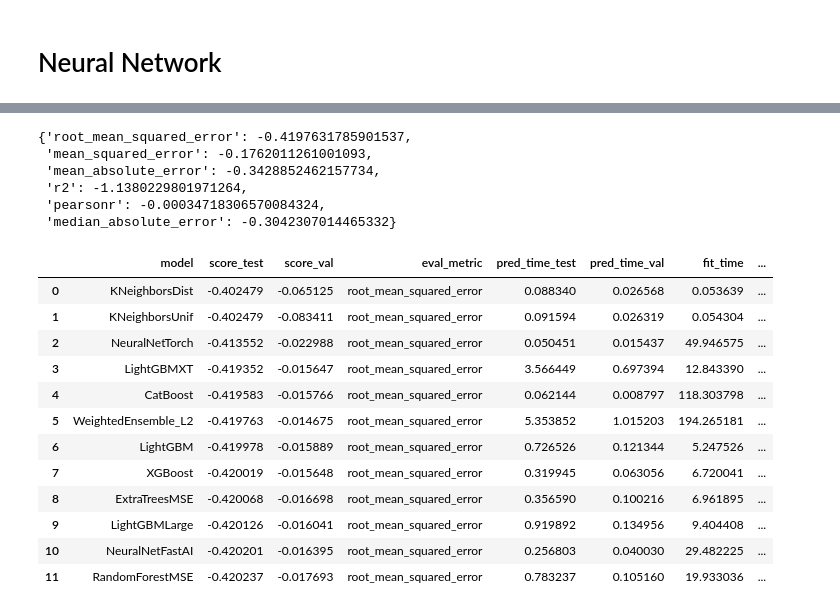
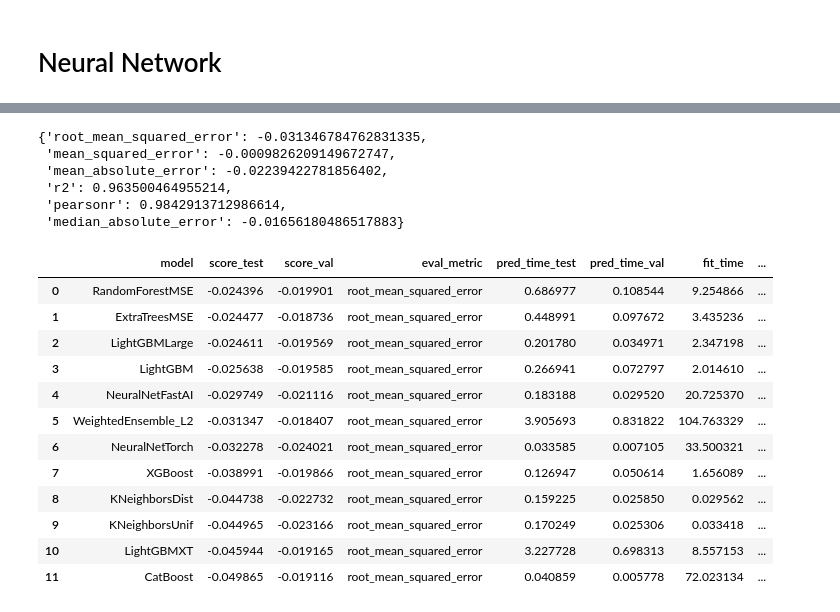
Before and after one commit to ArthurMbraga/machine-learning-project-CSC7201, a Jupyter notebook: project.ipynb, the cells around one changed output, grey strips where cells are left out. Drawn from its saved outputs; the diff is of its cells as text; code cells hidden in the pictures.

```diff
--- a/project.ipynb
+++ b/project.ipynb
@@ -735,0 +37,8 @@ RMSE 3 features: 0.3646416711941558
+# %%
+df_train, df_test = preprocessData(*get_dataset())
+target = 't0s0'
+
+
+all_cols = df_train.columns.tolist()
+all_features = all_cols.copy()
+all_features.remove(target)
@@ -1035,27 +474,26 @@ predictions = predictor.predict(x_test)
 # %%
-predictor = TabularPredictor.load("/media/arthur/HD/Users/arthu/projetos/machine-learning-for-networks/project/AutogluonModels/ag-20241211_012310")
-
-predictor.evaluate(x_test)
+predictor = TabularPredictor.load("/media/arthur/HD/Users/arthu/projetos/machine-learning-for-networks/project/AutogluonModels/ag-20241218_020335")
+predictor.evaluate(df_test)
 # %% [output]
-{'root_mean_squared_error': -0.4197631785901537,
- 'mean_squared_error': -0.1762011261001093,
- 'mean_absolute_error': -0.3428852462157734,
- 'r2': -1.1380229801971264,
- 'pearsonr': -0.00034718306570084324,
- 'median_absolute_error': -0.3042307014465332}
+{'root_mean_squared_error': -0.031346784762831335,
+ 'mean_squared_error': -0.0009826209149672747,
+ 'mean_absolute_error': -0.02239422781856402,
+ 'r2': 0.963500464955214,
+ 'pearsonr': 0.9842913712986614,
+ 'median_absolute_error': -0.01656180486517883}
 # %%
-predictor.leaderboard(x_test)
+predictor.leaderboard(df_test)
 # %% [output]
 |  | model | score_test | score_val | eval_metric | pred_time_test | pred_time_val | fit_time | ... |
-| 0 | KNeighborsDist | -0.402479 | -0.065125 | root_mean_squared_error | 0.088340 | 0.026568 | 0.053639 | ... |
-| 1 | KNeighborsUnif | -0.402479 | -0.083411 | root_mean_squared_error | 0.091594 | 0.026319 | 0.054304 | ... |
-| 2 | NeuralNetTorch | -0.413552 | -0.022988 | root_mean_squared_error | 0.050451 | 0.015437 | 49.946575 | ... |
-| 3 | LightGBMXT | -0.419352 | -0.015647 | root_mean_squared_error | 3.566449 | 0.697394 | 12.843390 | ... |
-| 4 | CatBoost | -0.419583 | -0.015766 | root_mean_squared_error | 0.062144 | 0.008797 | 118.303798 | ... |
-| 5 | WeightedEnsemble_L2 | -0.419763 | -0.014675 | root_mean_squared_error | 5.353852 | 1.015203 | 194.265181 | ... |
-| 6 | LightGBM | -0.419978 | -0.015889 | root_mean_squared_error | 0.726526 | 0.121344 | 5.247526 | ... |
-| 7 | XGBoost | -0.420019 | -0.015648 | root_mean_squared_error | 0.319945 | 0.063056 | 6.720041 | ... |
-| 8 | ExtraTreesMSE | -0.420068 | -0.016698 | root_mean_squared_error | 0.356590 | 0.100216 | 6.961895 | ... |
-| 9 | LightGBMLarge | -0.420126 | -0.016041 | root_mean_squared_error | 0.919892 | 0.134956 | 9.404408 | ... |
-| 10 | NeuralNetFastAI | -0.420201 | -0.016395 | root_mean_squared_error | 0.256803 | 0.040030 | 29.482225 | ... |
-| 11 | RandomForestMSE | -0.420237 | -0.017693 | root_mean_squared_error | 0.783237 | 0.105160 | 19.933036 | ... |
+| 0 | RandomForestMSE | -0.024396 | -0.019901 | root_mean_squared_error | 0.686977 | 0.108544 | 9.254866 | ... |
+| 1 | ExtraTreesMSE | -0.024477 | -0.018736 | root_mean_squared_error | 0.448991 | 0.097672 | 3.435236 | ... |
+| 2 | LightGBMLarge | -0.024611 | -0.019569 | root_mean_squared_error | 0.201780 | 0.034971 | 2.347198 | ... |
+| 3 | LightGBM | -0.025638 | -0.019585 | root_mean_squared_error | 0.266941 | 0.072797 | 2.014610 | ... |
+| 4 | NeuralNetFastAI | -0.029749 | -0.021116 | root_mean_squared_error | 0.183188 | 0.029520 | 20.725370 | ... |
+| 5 | WeightedEnsemble_L2 | -0.031347 | -0.018407 | root_mean_squared_error | 3.905693 | 0.831822 | 104.763329 | ... |
+| 6 | NeuralNetTorch | -0.032278 | -0.024021 | root_mean_squared_error | 0.033585 | 0.007105 | 33.500321 | ... |
+| 7 | XGBoost | -0.038991 | -0.019866 | root_mean_squared_error | 0.126947 | 0.050614 | 1.656089 | ... |
+| 8 | KNeighborsDist | -0.044738 | -0.022732 | root_mean_squared_error | 0.159225 | 0.025850 | 0.029562 | ... |
+| 9 | KNeighborsUnif | -0.044965 | -0.023166 | root_mean_squared_error | 0.170249 | 0.025306 | 0.033418 | ... |
+| 10 | LightGBMXT | -0.045944 | -0.019165 | root_mean_squared_error | 3.227728 | 0.698313 | 8.557153 | ... |
+| 11 | CatBoost | -0.049865 | -0.019116 | root_mean_squared_error | 0.040859 | 0.005778 | 72.023134 | ... |
```
Also changed, not shown: parts of 94 cells of this notebook, 2 other files.
